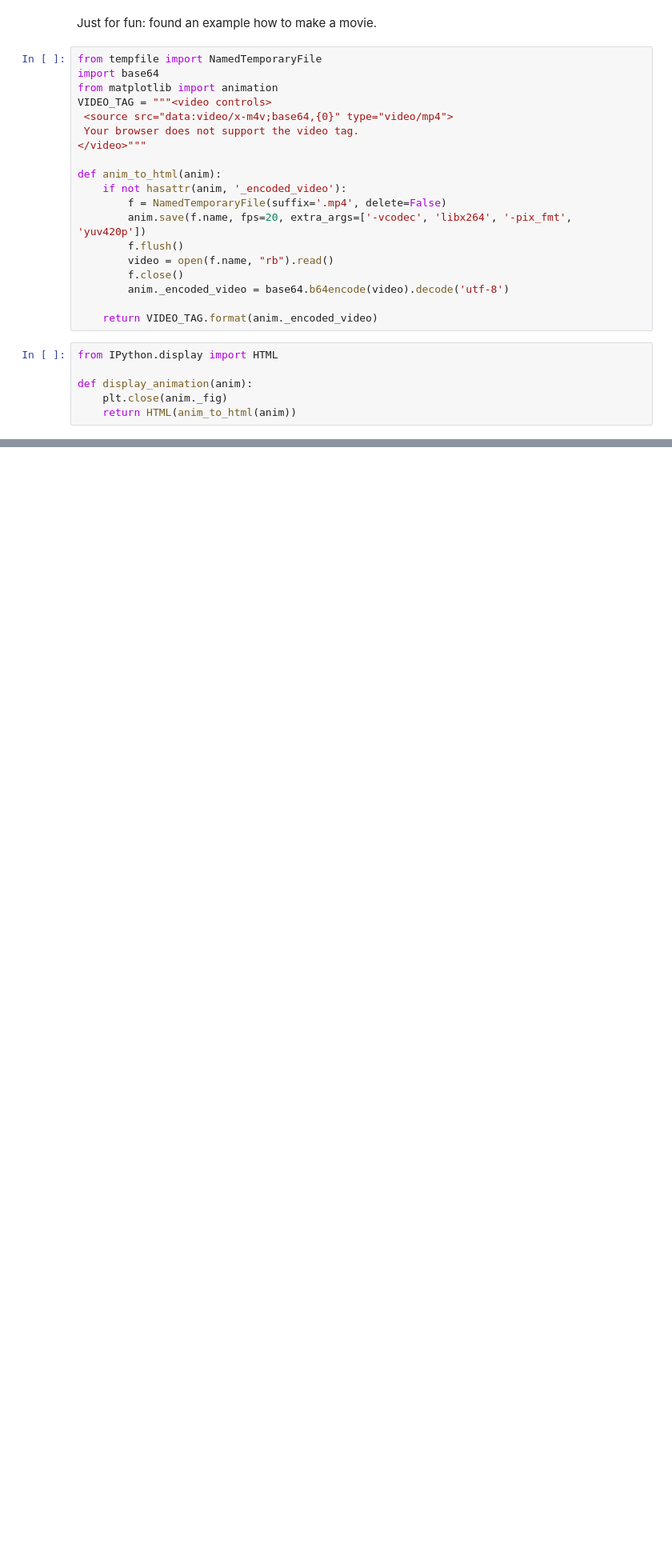
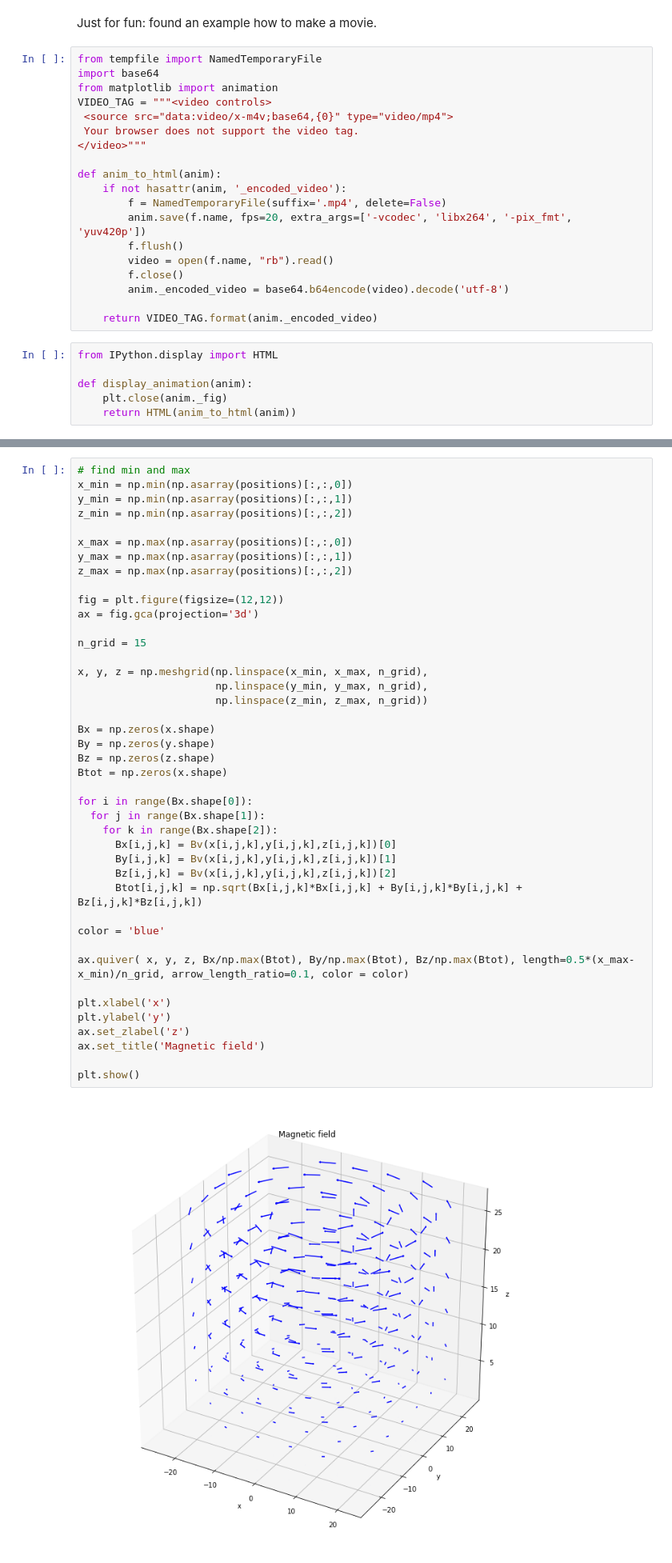
Before and after one commit to marcinwolter/GammaFactory, a Jupyter notebook: tracks_in_magnetic_field.ipynb, the cells around one changed output, grey strips where cells are left out. Shown at 80% size. Cells and saved outputs as stored; diff of their text form; blank space fills up the shorter version.

```diff
--- a/tracks_in_magnetic_field.ipynb
+++ b/tracks_in_magnetic_field.ipynb
@@ -277,0 +269,44 @@ display_animation(anim)
+# %%
+# find min and max
+x_min = np.min(np.asarray(positions)[:,:,0])
+y_min = np.min(np.asarray(positions)[:,:,1])
+z_min = np.min(np.asarray(positions)[:,:,2])
+
+x_max = np.max(np.asarray(positions)[:,:,0])
+y_max = np.max(np.asarray(positions)[:,:,1])
+z_max = np.max(np.asarray(positions)[:,:,2])
+
+fig = plt.figure(figsize=(12,12))
+ax = fig.gca(projection='3d')
+
+n_grid = 15
+
+x, y, z = np.meshgrid(np.linspace(x_min, x_max, n_grid),
+                      np.linspace(y_min, y_max, n_grid),
+                      np.linspace(z_min, z_max, n_grid))
+
+Bx = np.zeros(x.shape)
+By = np.zeros(y.shape)
+Bz = np.zeros(z.shape)
+Btot = np.zeros(x.shape)
+
+for i in range(Bx.shape[0]):
+  for j in range(Bx.shape[1]):
+    for k in range(Bx.shape[2]):
+      Bx[i,j,k] = Bv(x[i,j,k],y[i,j,k],z[i,j,k])[0]
+      By[i,j,k] = Bv(x[i,j,k],y[i,j,k],z[i,j,k])[1]
+      Bz[i,j,k] = Bv(x[i,j,k],y[i,j,k],z[i,j,k])[2]
+      Btot[i,j,k] = np.sqrt(Bx[i,j,k]*Bx[i,j,k] + By[i,j,k]*By[i,j,k] + Bz[i,j,k]*Bz[i,j,k])
+
+color = 'blue'
+
+ax.quiver( x, y, z, Bx/np.max(Btot), By/np.max(Btot), Bz/np.max(Btot), length=0.5*(x_max-x_min)/n_grid, arrow_length_ratio=0.1, color = color)
+
+plt.xlabel('x')
+plt.ylabel('y')
+ax.set_zlabel('z')
+ax.set_title('Magnetic field')
+
+plt.show()
+# %% [output]
+[figure, added]
```
Also changed, not shown: parts of 7 cells of this notebook.
